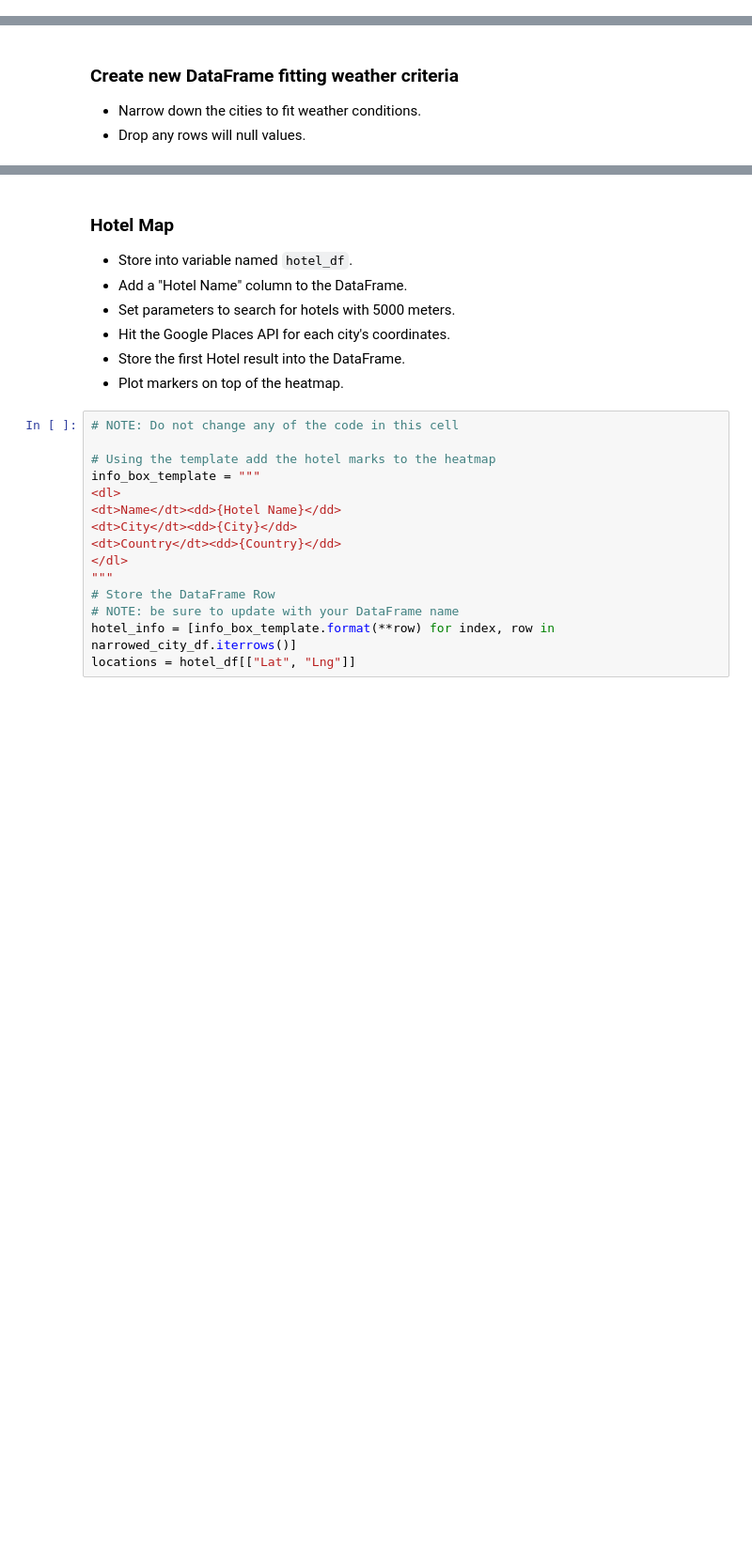
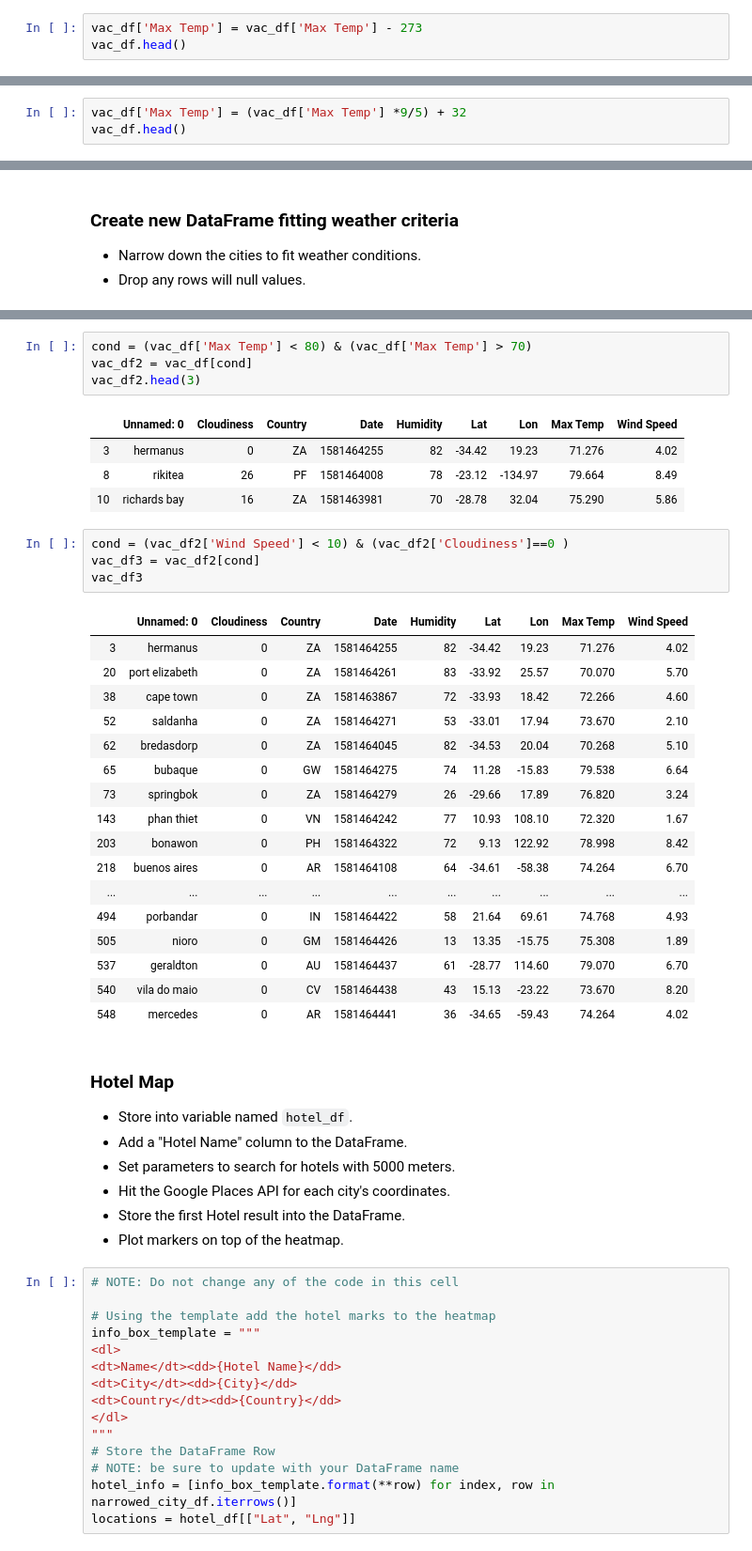
Before and after one commit to tigerkennedycosmos/Python-APIs-Challenge, a Jupyter notebook: VacationPy.ipynb, the cells around one changed output, grey strips where cells are left out. Shown: that part at 94% size. Drawn from its saved outputs; the diff is of its cells as text; blank space fills up the shorter version.

```diff
--- a/VacationPy.ipynb
+++ b/VacationPy.ipynb
@@ -37,0 +38,3 @@ vac_df
+# %%
+vac_df['Max Temp'] = vac_df['Max Temp'] - 273
+vac_df.head()
@@ -37,0 +48,3 @@ vac_df
+# %%
+vac_df['Max Temp'] = (vac_df['Max Temp'] *9/5) + 32
+vac_df.head()
@@ -58,3 +121,34 @@ NameError: name 'city_data_df' is not defined
+# %%
+cond = (vac_df['Max Temp'] < 80) & (vac_df['Max Temp'] > 70)
+vac_df2 = vac_df[cond]
+vac_df2.head(3)
+# %% [output]
+|  | Unnamed: 0 | Cloudiness | Country | Date | Humidity | Lat | Lon | Max Temp | Wind Speed |
+| 3 | hermanus | 0 | ZA | 1581464255 | 82 | -34.42 | 19.23 | 71.276 | 4.02 |
+| 8 | rikitea | 26 | PF | 1581464008 | 78 | -23.12 | -134.97 | 79.664 | 8.49 |
+| 10 | richards bay | 16 | ZA | 1581463981 | 70 | -28.78 | 32.04 | 75.290 | 5.86 |
+# %%
+cond = (vac_df2['Wind Speed'] < 10) & (vac_df2['Cloudiness']==0 )
+vac_df3 = vac_df2[cond]
+vac_df3
+# %% [output]
+|  | Unnamed: 0 | Cloudiness | Country | Date | Humidity | Lat | Lon | Max Temp | Wind Speed |
+| 3 | hermanus | 0 | ZA | 1581464255 | 82 | -34.42 | 19.23 | 71.276 | 4.02 |
+| 20 | port elizabeth | 0 | ZA | 1581464261 | 83 | -33.92 | 25.57 | 70.070 | 5.70 |
+| 38 | cape town | 0 | ZA | 1581463867 | 72 | -33.93 | 18.42 | 72.266 | 4.60 |
+| 52 | saldanha | 0 | ZA | 1581464271 | 53 | -33.01 | 17.94 | 73.670 | 2.10 |
+| 62 | bredasdorp | 0 | ZA | 1581464045 | 82 | -34.53 | 20.04 | 70.268 | 5.10 |
+| 65 | bubaque | 0 | GW | 1581464275 | 74 | 11.28 | -15.83 | 79.538 | 6.64 |
+| 73 | springbok | 0 | ZA | 1581464279 | 26 | -29.66 | 17.89 | 76.820 | 3.24 |
+| 143 | phan thiet | 0 | VN | 1581464242 | 77 | 10.93 | 108.10 | 72.320 | 1.67 |
+| 203 | bonawon | 0 | PH | 1581464322 | 72 | 9.13 | 122.92 | 78.998 | 8.42 |
+| 218 | buenos aires | 0 | AR | 1581464108 | 64 | -34.61 | -58.38 | 74.264 | 6.70 |
+| ... | ... | ... | ... | ... | ... | ... | ... | ... | ... |
+| 494 | porbandar | 0 | IN | 1581464422 | 58 | 21.64 | 69.61 | 74.768 | 4.93 |
+| 505 | nioro | 0 | GM | 1581464426 | 13 | 13.35 | -15.75 | 75.308 | 1.89 |
+| 537 | geraldton | 0 | AU | 1581464437 | 61 | -28.77 | 114.60 | 79.070 | 6.70 |
+| 540 | vila do maio | 0 | CV | 1581464438 | 43 | 15.13 | -23.22 | 73.670 | 8.20 |
+| 548 | mercedes | 0 | AR | 1581464441 | 36 | -34.65 | -59.43 | 74.264 | 4.02 |
 # %% [markdown]
 ### Hotel Map
 * Store into variable named `hotel_df`.
```
Also changed, not shown: parts of 7 cells of this notebook.
